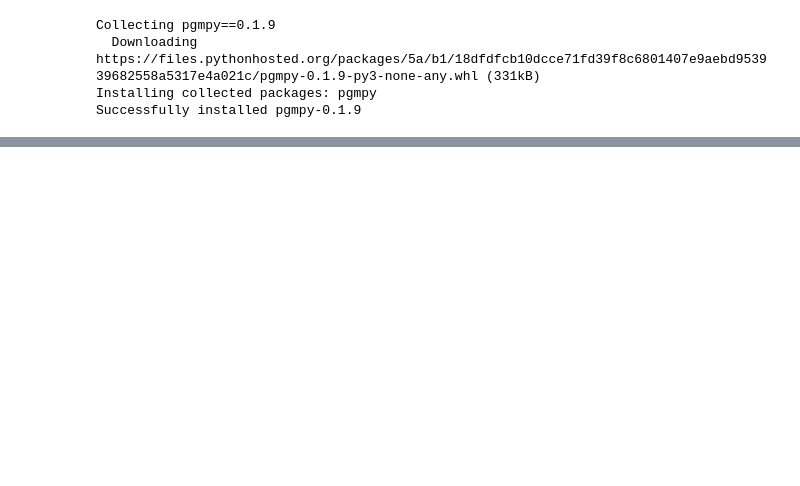
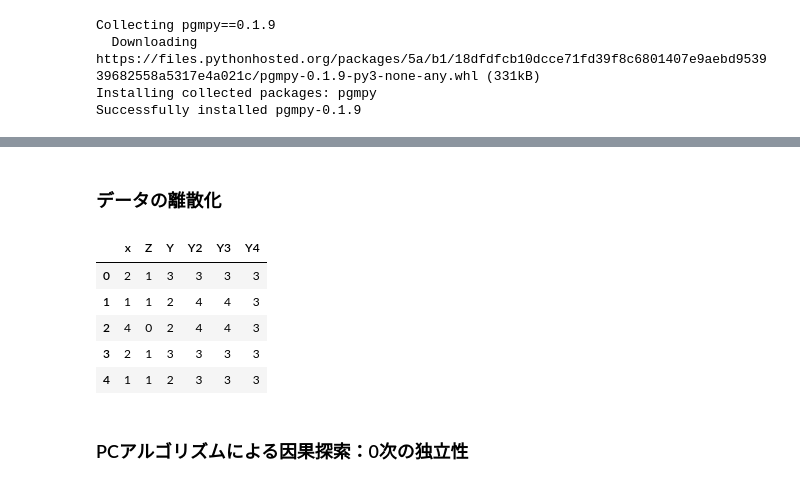
Before and after one commit to KamonohashiPerry/MachineLearning, a Jupyter notebook: Causal_Inference/Python_Causal_Inference_Chap7.ipynb, the cells around one changed output, grey strips where cells are left out. Drawn from its saved outputs; the diff is of its cells as text; code cells hidden in the pictures; blank space fills up the shorter version.

```diff
--- a/Causal_Inference/Python_Causal_Inference_Chap7.ipynb
+++ b/Causal_Inference/Python_Causal_Inference_Chap7.ipynb
@@ -173,0 +339,35 @@ print(bic.score(model))
+# %% [markdown]
+### データの離散化
+# %%
+# データを区切る
+df_bin = df.copy()
+del df_bin['t']
+
+# 部下育成への熱心さ
+df_bin['x'], x_bins = pd.cut(df['x'], 5, labels=[1, 2, 3, 4, 5], retbins=True)
+
+# 上司が研修に参加したかどうか
+df_bin['Z'], z_bins = pd.cut(df['Z'], 2, labels=[0,1], retbins=True)
+
+# 部下当人の面談の満足度
+df_bin['Y'], y_bins = pd.cut(df['Y'], 5, labels=[1,2,3,4,5], retbins=True)
+
+# 部下当人のチームメンバーへの満足度
+df_bin['Y2'], y2_bins = pd.cut(df['Y2'], 5, labels=[1,2,3,4,5], retbins=True)
+
+# 部下当人の仕事への満足度
+df_bin['Y3'], y3_bins = pd.cut(df['Y3'], 5, labels=[1,2,3,4,5], retbins=True)
+
+# 部下当人の仕事のパフォーマンス
+df_bin['Y4'], y4_bins = pd.cut(df['Y4'], 5, labels=[1,2,3,4,5], retbins=True)
+
+df_bin.head()
+# %% [output]
+|  | x | Z | Y | Y2 | Y3 | Y4 |
+| 0 | 2 | 1 | 3 | 3 | 3 | 3 |
+| 1 | 1 | 1 | 2 | 4 | 4 | 3 |
+| 2 | 4 | 0 | 2 | 4 | 4 | 3 |
+| 3 | 2 | 1 | 3 | 3 | 3 | 3 |
+| 4 | 1 | 1 | 2 | 3 | 3 | 3 |
+# %% [markdown]
+### PCアルゴリズムによる因果探索：0次の独立性
```
Also changed, not shown: parts of 27 cells of this notebook.
